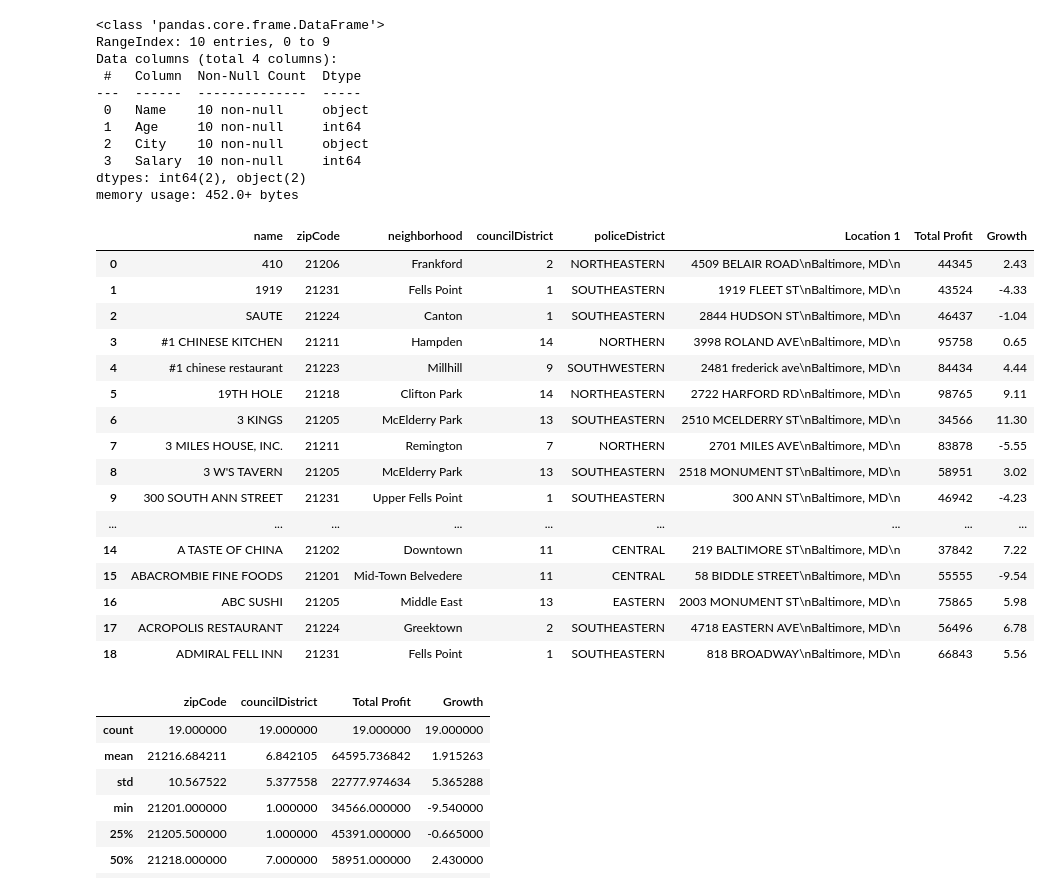
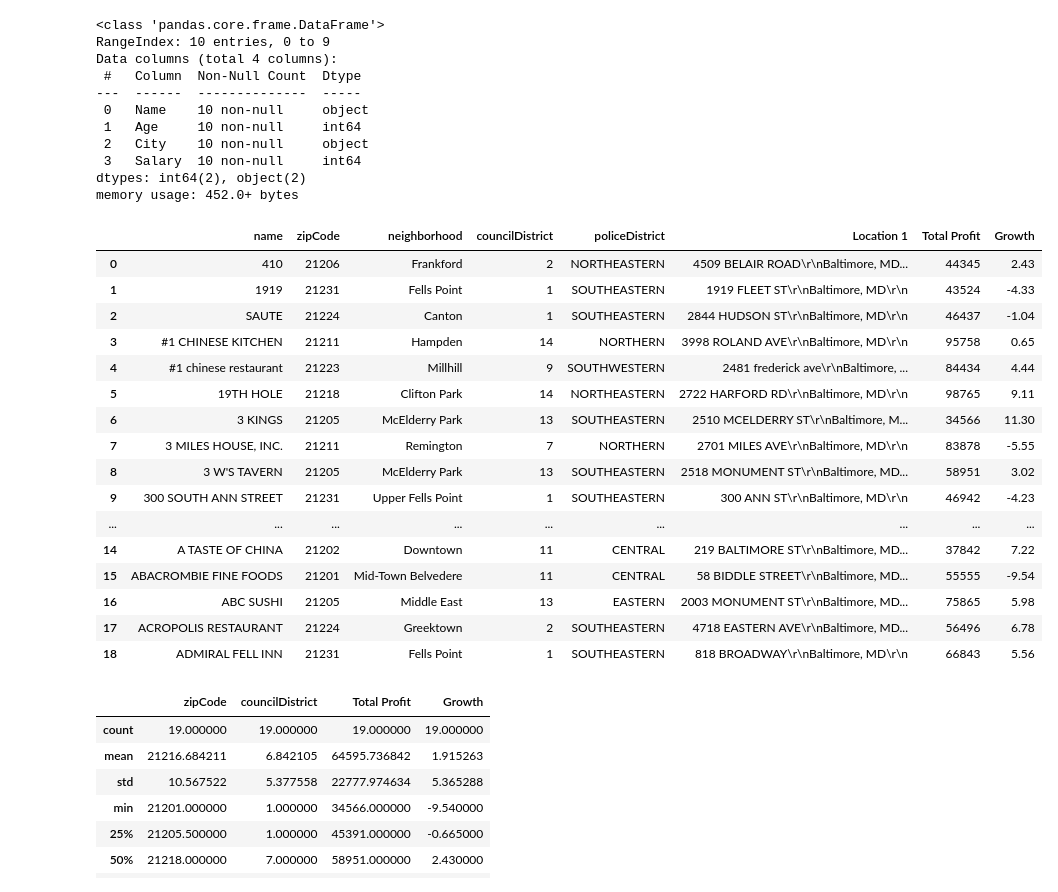
Before and after one commit to Rushu41/Python-Libraries, a Jupyter notebook: pandas/1.ipynb, the cells around one changed output. Cells and saved outputs as stored; diff of their text form; code cells hidden in the pictures.

```diff
--- a/pandas/1.ipynb
+++ b/pandas/1.ipynb
@@ -278,26 +278,26 @@ Data columns (total 4 columns):
 dtypes: int64(2), object(2)
 memory usage: 452.0+ bytes
 # %%
-df = pd.read_csv(r'C:\Users\Me\OneDrive\Desktop\libraries\pandas\res.csv')
+df = pd.read_csv(r'C:\Users\USER\Desktop\LIB\Python-Libraries\pandas\res.csv')
 df
 # %% [output]
 |  | name | zipCode | neighborhood | councilDistrict | policeDistrict | Location 1 | Total Profit | Growth |
-| 0 | 410 | 21206 | Frankford | 2 | NORTHEASTERN | 4509 BELAIR ROAD\nBaltimore, MD\n | 44345 | 2.43 |
-| 1 | 1919 | 21231 | Fells Point | 1 | SOUTHEASTERN | 1919 FLEET ST\nBaltimore, MD\n | 43524 | -4.33 |
-| 2 | SAUTE | 21224 | Canton | 1 | SOUTHEASTERN | 2844 HUDSON ST\nBaltimore, MD\n | 46437 | -1.04 |
-| 3 | #1 CHINESE KITCHEN | 21211 | Hampden | 14 | NORTHERN | 3998 ROLAND AVE\nBaltimore, MD\n | 95758 | 0.65 |
-| 4 | #1 chinese restaurant | 21223 | Millhill | 9 | SOUTHWESTERN | 2481 frederick ave\nBaltimore, MD\n | 84434 | 4.44 |
-| 5 | 19TH HOLE | 21218 | Clifton Park | 14 | NORTHEASTERN | 2722 HARFORD RD\nBaltimore, MD\n | 98765 | 9.11 |
-| 6 | 3 KINGS | 21205 | McElderry Park | 13 | SOUTHEASTERN | 2510 MCELDERRY ST\nBaltimore, MD\n | 34566 | 11.30 |
-| 7 | 3 MILES HOUSE, INC. | 21211 | Remington | 7 | NORTHERN | 2701 MILES AVE\nBaltimore, MD\n | 83878 | -5.55 |
-| 8 | 3 W'S TAVERN | 21205 | McElderry Park | 13 | SOUTHEASTERN | 2518 MONUMENT ST\nBaltimore, MD\n | 58951 | 3.02 |
-| 9 | 300 SOUTH ANN STREET | 21231 | Upper Fells Point | 1 | SOUTHEASTERN | 300 ANN ST\nBaltimore, MD\n | 46942 | -4.23 |
+| 0 | 410 | 21206 | Frankford | 2 | NORTHEASTERN | 4509 BELAIR ROAD\r\nBaltimore, MD... | 44345 | 2.43 |
+| 1 | 1919 | 21231 | Fells Point | 1 | SOUTHEASTERN | 1919 FLEET ST\r\nBaltimore, MD\r\n | 43524 | -4.33 |
+| 2 | SAUTE | 21224 | Canton | 1 | SOUTHEASTERN | 2844 HUDSON ST\r\nBaltimore, MD\r\n | 46437 | -1.04 |
+| 3 | #1 CHINESE KITCHEN | 21211 | Hampden | 14 | NORTHERN | 3998 ROLAND AVE\r\nBaltimore, MD\r\n | 95758 | 0.65 |
+| 4 | #1 chinese restaurant | 21223 | Millhill | 9 | SOUTHWESTERN | 2481 frederick ave\r\nBaltimore, ... | 84434 | 4.44 |
+| 5 | 19TH HOLE | 21218 | Clifton Park | 14 | NORTHEASTERN | 2722 HARFORD RD\r\nBaltimore, MD\r\n | 98765 | 9.11 |
+| 6 | 3 KINGS | 21205 | McElderry Park | 13 | SOUTHEASTERN | 2510 MCELDERRY ST\r\nBaltimore, M... | 34566 | 11.30 |
+| 7 | 3 MILES HOUSE, INC. | 21211 | Remington | 7 | NORTHERN | 2701 MILES AVE\r\nBaltimore, MD\r\n | 83878 | -5.55 |
+| 8 | 3 W'S TAVERN | 21205 | McElderry Park | 13 | SOUTHEASTERN | 2518 MONUMENT ST\r\nBaltimore, MD... | 58951 | 3.02 |
+| 9 | 300 SOUTH ANN STREET | 21231 | Upper Fells Point | 1 | SOUTHEASTERN | 300 ANN ST\r\nBaltimore, MD\r\n | 46942 | -4.23 |
 | ... | ... | ... | ... | ... | ... | ... | ... | ... |
-| 14 | A TASTE OF CHINA | 21202 | Downtown | 11 | CENTRAL | 219 BALTIMORE ST\nBaltimore, MD\n | 37842 | 7.22 |
-| 15 | ABACROMBIE FINE FOODS | 21201 | Mid-Town Belvedere | 11 | CENTRAL | 58 BIDDLE STREET\nBaltimore, MD\n | 55555 | -9.54 |
-| 16 | ABC SUSHI | 21205 | Middle East | 13 | EASTERN | 2003 MONUMENT ST\nBaltimore, MD\n | 75865 | 5.98 |
-| 17 | ACROPOLIS RESTAURANT | 21224 | Greektown | 2 | SOUTHEASTERN | 4718 EASTERN AVE\nBaltimore, MD\n | 56496 | 6.78 |
-| 18 | ADMIRAL FELL INN | 21231 | Fells Point | 1 | SOUTHEASTERN | 818 BROADWAY\nBaltimore, MD\n | 66843 | 5.56 |
+| 14 | A TASTE OF CHINA | 21202 | Downtown | 11 | CENTRAL | 219 BALTIMORE ST\r\nBaltimore, MD... | 37842 | 7.22 |
+| 15 | ABACROMBIE FINE FOODS | 21201 | Mid-Town Belvedere | 11 | CENTRAL | 58 BIDDLE STREET\r\nBaltimore, MD... | 55555 | -9.54 |
+| 16 | ABC SUSHI | 21205 | Middle East | 13 | EASTERN | 2003 MONUMENT ST\r\nBaltimore, MD... | 75865 | 5.98 |
+| 17 | ACROPOLIS RESTAURANT | 21224 | Greektown | 2 | SOUTHEASTERN | 4718 EASTERN AVE\r\nBaltimore, MD... | 56496 | 6.78 |
+| 18 | ADMIRAL FELL INN | 21231 | Fells Point | 1 | SOUTHEASTERN | 818 BROADWAY\r\nBaltimore, MD\r\n | 66843 | 5.56 |
 # %%
 df.describe()
 # %% [output]
```
Also changed, not shown: parts of 7 cells of this notebook, 2 other files.
